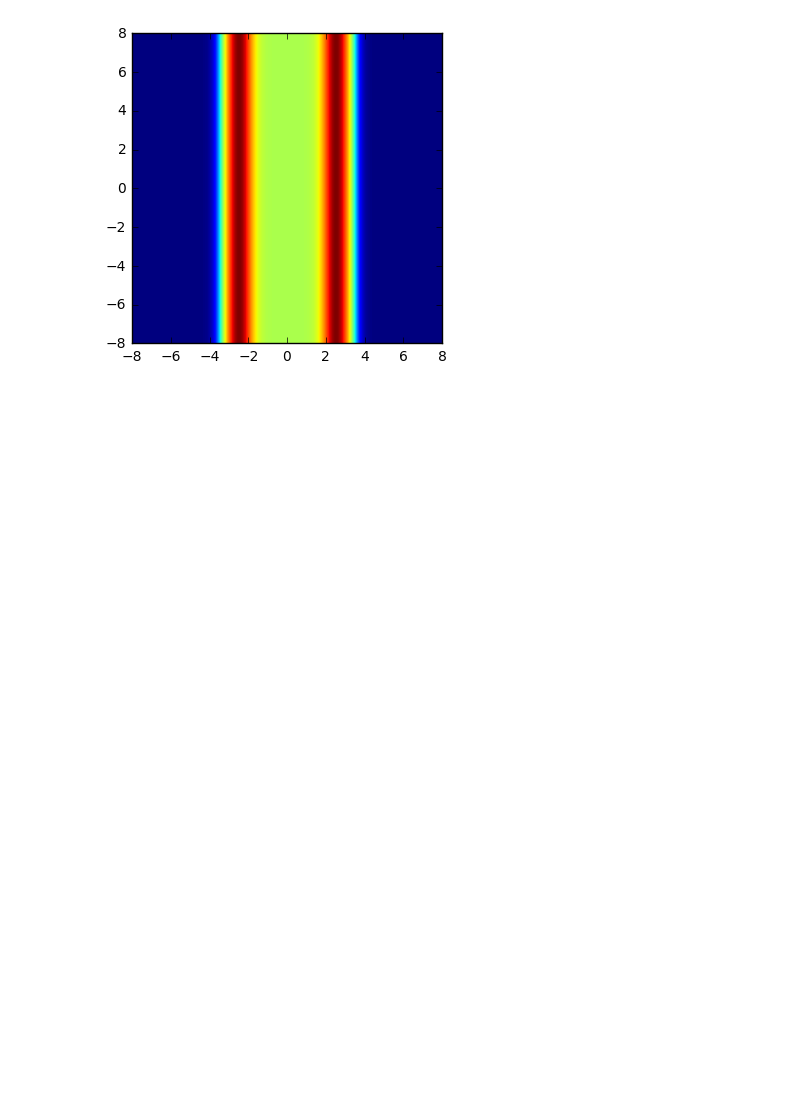
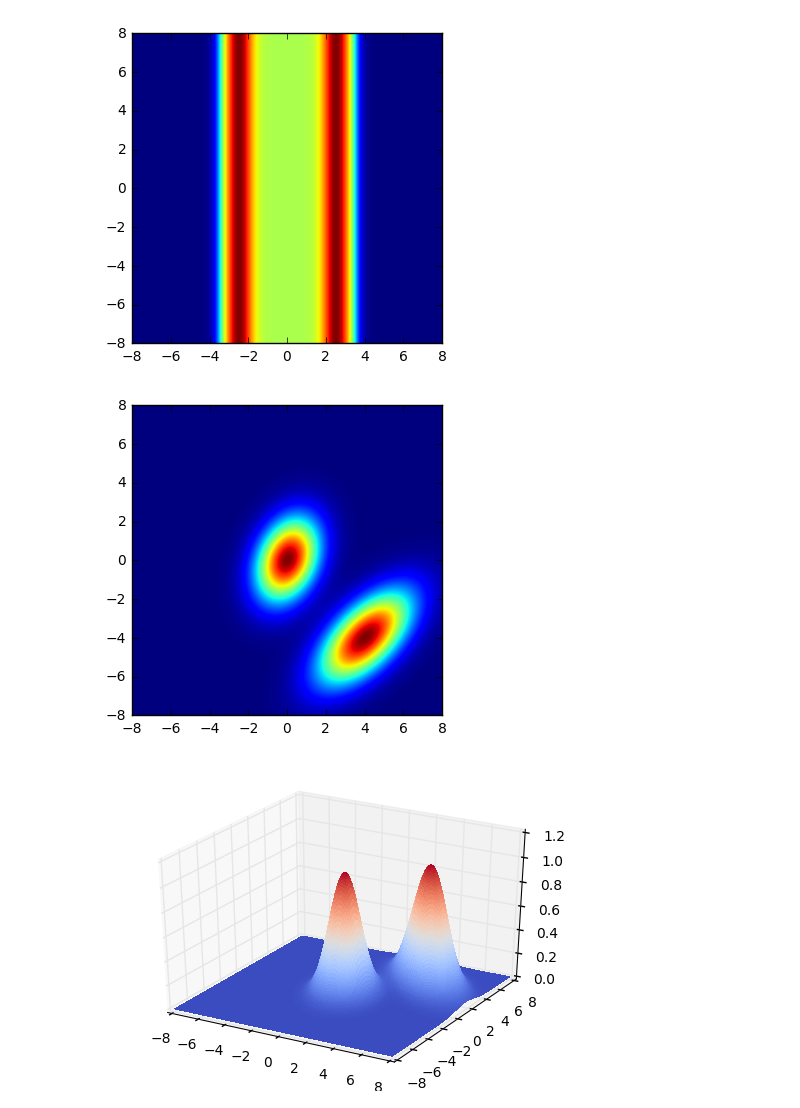
Before and after one commit to junkilee/notebook_examples, a Jupyter notebook: Reward Functions.ipynb, the cells around one changed output. Drawn from its saved outputs; the diff is of its cells as text; code cells hidden in the pictures; blank space fills up the shorter version.

```diff
--- a/Reward Functions.ipynb
+++ b/Reward Functions.ipynb
@@ -86,11 +86,25 @@ plt.imshow(z, extent=[-8,8,-8,8])
 [figure]
 [figure]
 # %%
-A = 1
-theta=
+def two_dim_gaussian(xx, yy, theta, A, x0, y0, sigma_x, sigma_y):
+    a = np.cos(theta)**2/(2*sigma_x**2) + np.sin(theta)**2/(2*sigma_y**2);
+    b = -np.sin(2*theta)/(4*sigma_x**2) + np.sin(2*theta)/(4*sigma_y**2);
+    c = np.sin(theta)**2/(2*sigma_x**2) + np.cos(theta)**2/(2*sigma_y**2);
 
-a = np.cos(theta)^2/(2*sigma_x^2) + sin(theta)^2/(2*sigma_y^2);
-b = -np.sin(2*theta)/(4*sigma_x^2) + sin(2*theta)/(4*sigma_y^2);
-c = np.sin(theta)^2/(2*sigma_x^2) + cos(theta)^2/(2*sigma_y^2);
+    Z = A*np.exp( - (a*(xx-x0)**2 - 2*b*(xx-x0)*(yy-y0) + c*(yy-y0)**2)) ;
+    return Z
 
-Z = A*exp( - (a*(X-x0).^2 - 2*b*(X-x0).*(Y-y0) + c*(Y-y0).^2)) ;
+Z = two_dim_gaussian(xx, yy, np.pi/8, 1, 0, 0, 1, 1.5) +  two_dim_gaussian(xx, yy, np.pi/4, 1, 4, 4, 1, 2)
+
+plt.imshow(Z, extent=[-8,8,-8,8])
+
+from mpl_toolkits.mplot3d import Axes3D
+from matplotlib import cm
+
+fig = plt.figure()
+ax = fig.gca(projection='3d')
+surf = ax.plot_surface(xx, yy, Z, cmap=cm.coolwarm, linewidth=0, antialiased=False)
+plt.show()
+# %% [output]
+[figure, added]
+[figure, added]
```
Also changed, not shown: 6 other files.
